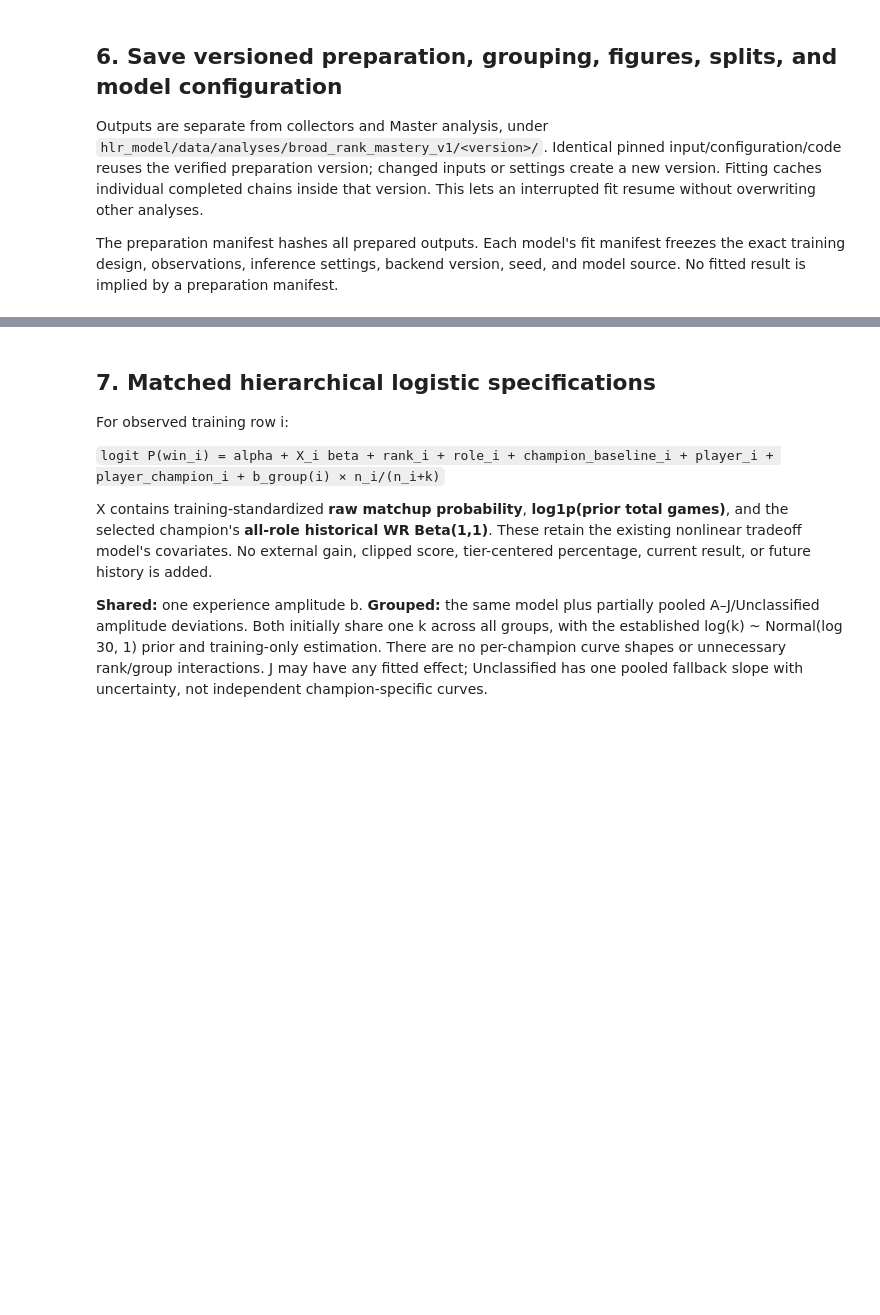
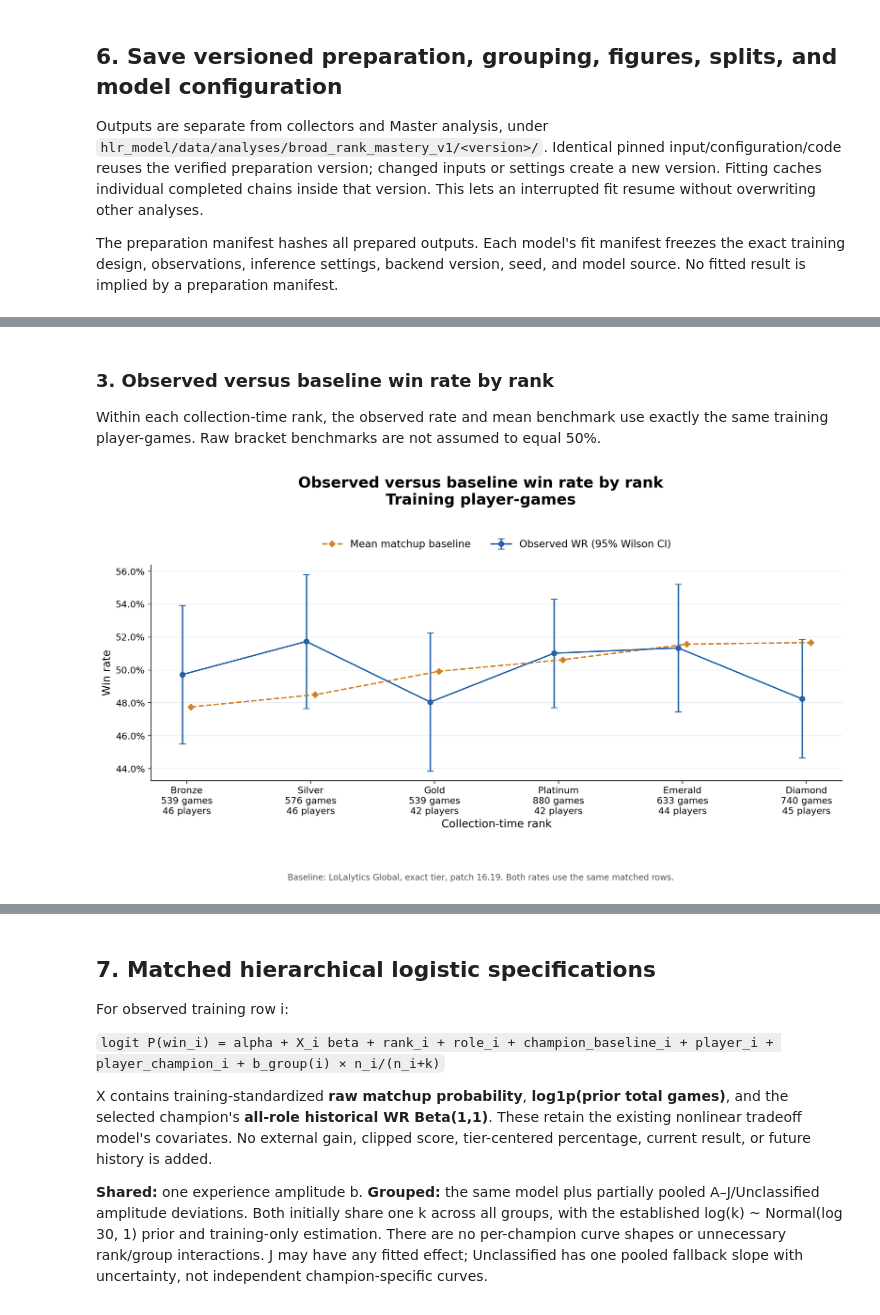
Before and after one commit to minhhohoang/riot-game-prediction, a Jupyter notebook: hlr_model/broad_rank_modeling.ipynb, the cells around one changed output, grey strips where cells are left out. Drawn from its saved outputs; the diff is of its cells as text; code cells hidden in the pictures; blank space fills up the shorter version.

```diff
--- a/hlr_model/broad_rank_modeling.ipynb
+++ b/hlr_model/broad_rank_modeling.ipynb
@@ -140,0 +444,10 @@ for name in ('rank_role_support','group_support','experience_and_history','exper
+# %% [markdown]
+### 3. Observed versus baseline win rate by rank
+
+Within each collection-time rank, the observed rate and mean benchmark use exactly the same training player-games. Raw bracket benchmarks are not assumed to equal 50%.
+# %%
+eda_rank = eda_rates(eda_matched, 'model_rank', RANK_LABELS)
+eda_rate_plot(eda_rank, 'Observed versus baseline win rate by rank', 'Collection-time rank')
+plt.show()
+# %% [output]
+[figure, added]
```
Also changed, not shown: parts of 29 cells of this notebook.
